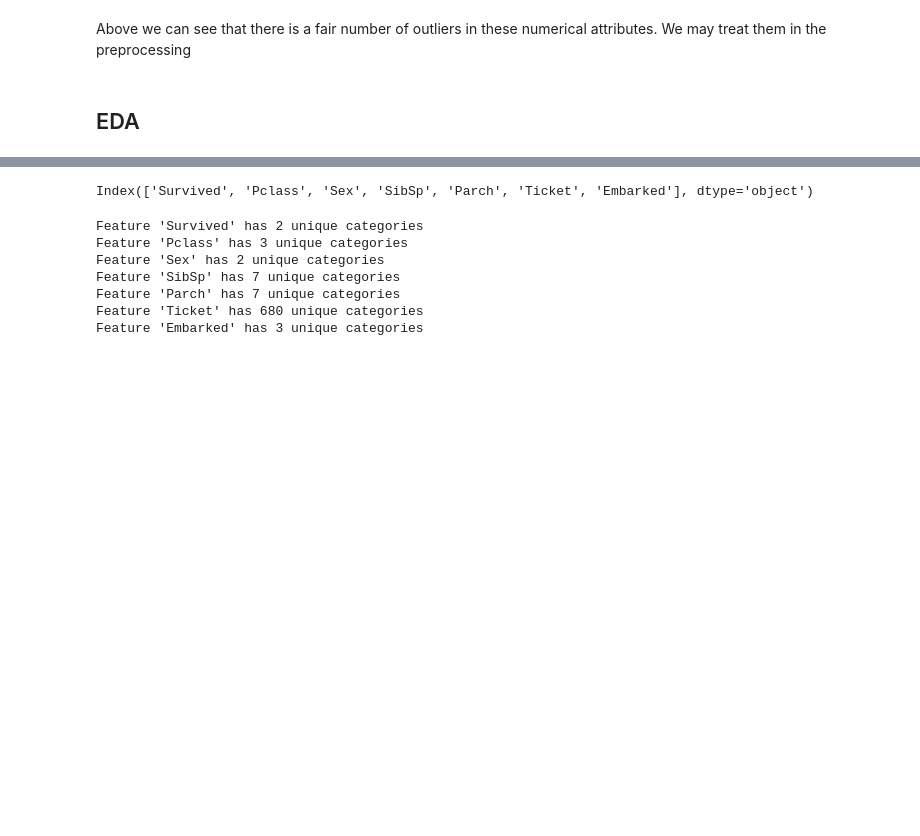
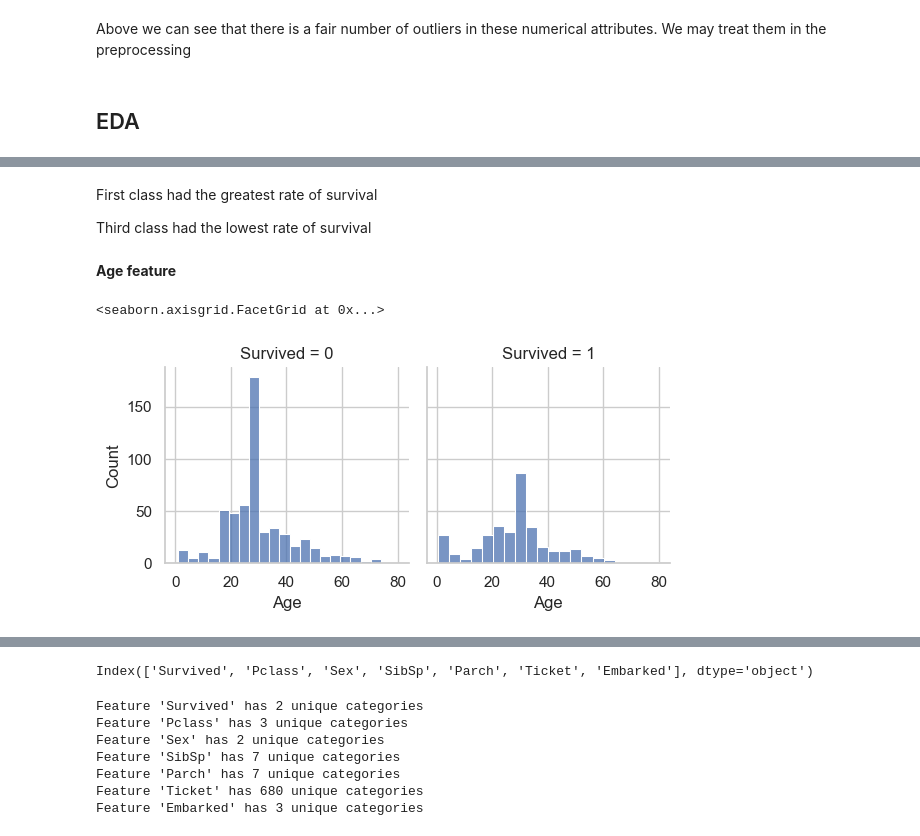
Before and after one commit to italojsr/Titanic, a Jupyter notebook: titanic.ipynb, the cells around one changed output, grey strips where cells are left out. Saved outputs shown, nothing was run; the diff lists cells and outputs as text; code cells hidden in the pictures; blank space fills up the shorter version.

```diff
--- a/titanic.ipynb
+++ b/titanic.ipynb
@@ -191,0 +285,11 @@ Above we can see that there is a fair number of outliers in these numerical attr
+# %% [markdown]
+<p>First class had the greatest rate of survival</p>
+<p>Third class had the lowest rate of survival</p>
+# %% [markdown]
+<b>Age feature</b>
+# %%
+g = sns.FacetGrid(df,col = 'Survived')
+g.map(sns.histplot,"Age",bins = 20)
+# %% [output]
+<seaborn.axisgrid.FacetGrid at 0x...>
+[figure, added]
```
Also changed, not shown: parts of 33 cells of this notebook.
